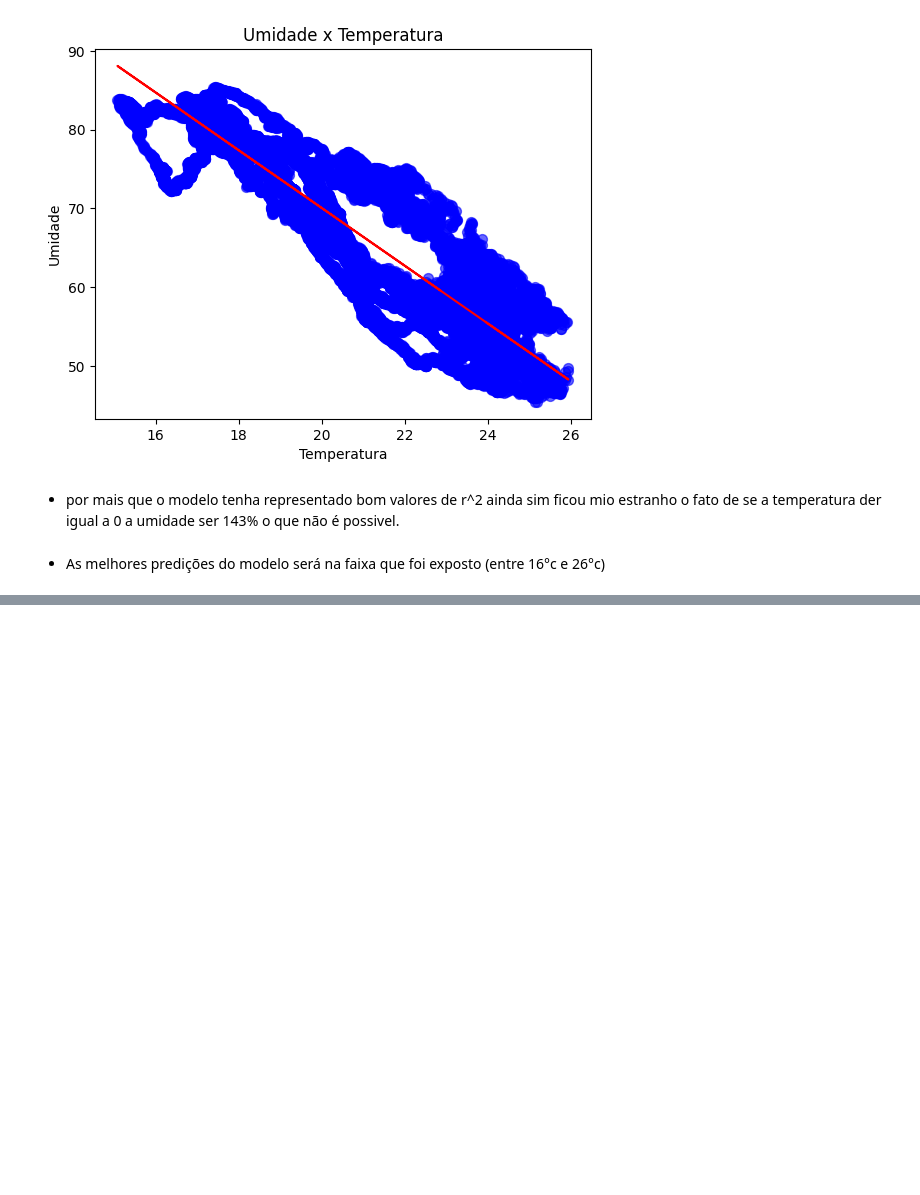
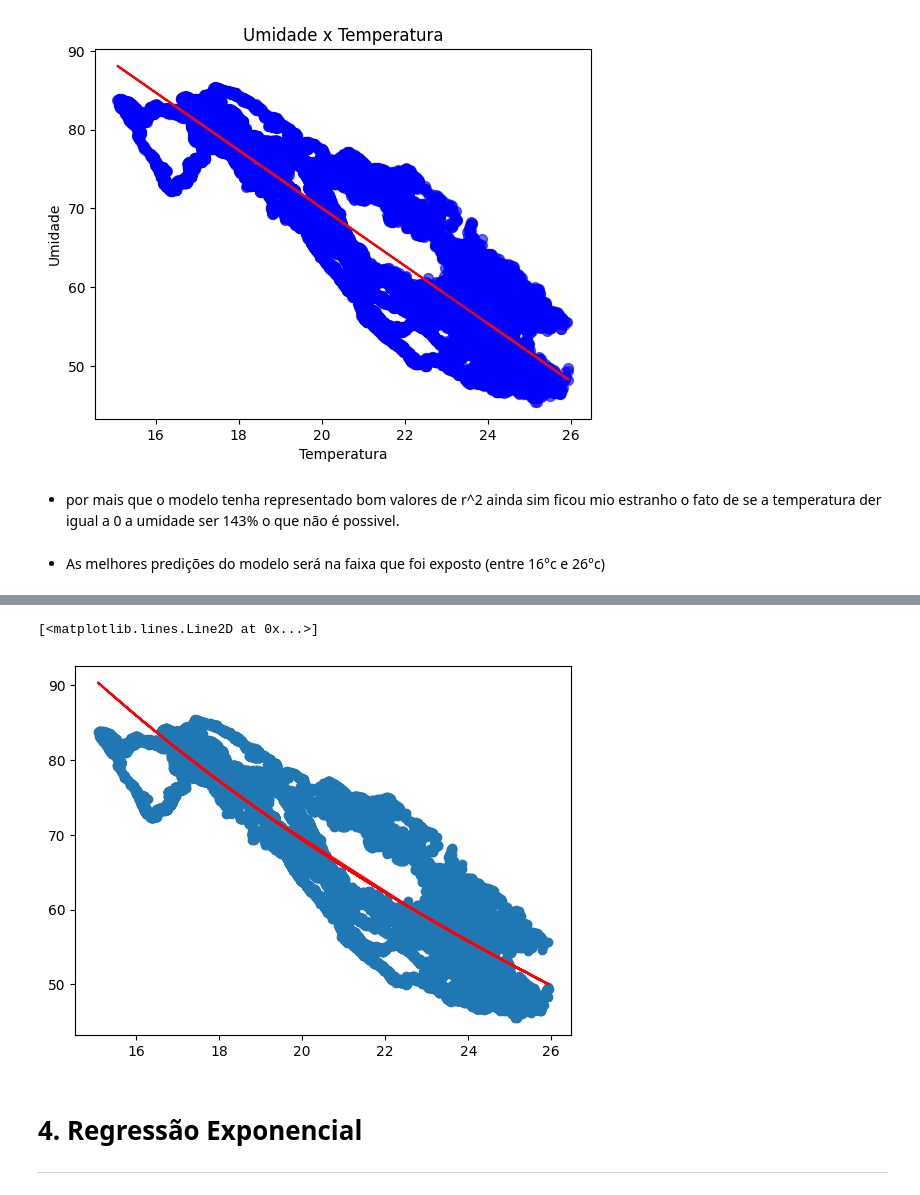
Before and after one commit to JonasSouza871/Machine-Learning-Statistics-Studies, a Jupyter notebook: Regression/Tipos_de_Regressões.ipynb, the cells around one changed output, grey strips where cells are left out. Saved outputs shown, nothing was run; the diff lists cells and outputs as text; code cells hidden in the pictures; blank space fills up the shorter version.

```diff
--- a/Regression/Tipos_de_Regressões.ipynb
+++ b/Regression/Tipos_de_Regressões.ipynb
@@ -133,0 +306,3 @@ plt.show()
+# %%
+modelo_log = smf.ols(formula = 'Umid_AHT20_pct ~ np.log(Temp_AHT20_C)', data = df).fit()
+print(modelo_log.summary())
@@ -133,0 +352,7 @@ plt.show()
+# %%
+def funcao_logaritmica(x,a,b):
+  return a+b*np.log(x)
+# %%
+Umidade_prevista_3 = funcao_logaritmica(df['Temp_AHT20_C'], modelo_log.params[0], modelo_log.params[1]) #preve os dados com base na função logritimica
+# a função logaritmica recebe os parametros de icept e e coeficiente logaritimico
+print(Umidade_prevista)
@@ -133,0 +372,10 @@ plt.show()
+# %%
+plt.scatter(df['Temp_AHT20_C'],df['Umid_AHT20_pct']) #plota os pontos reais
+plt.plot(df['Temp_AHT20_C'], Umidade_prevista_3 ,color='red') #plota a curva prevista
+# %% [output]
+[<matplotlib.lines.Line2D at 0x...>]
+[figure, added]
+# %% [markdown]
+# 4. Regressão Exponencial
+
+-----------
```
Also changed, not shown: parts of 51 cells of this notebook, 1 other file.
